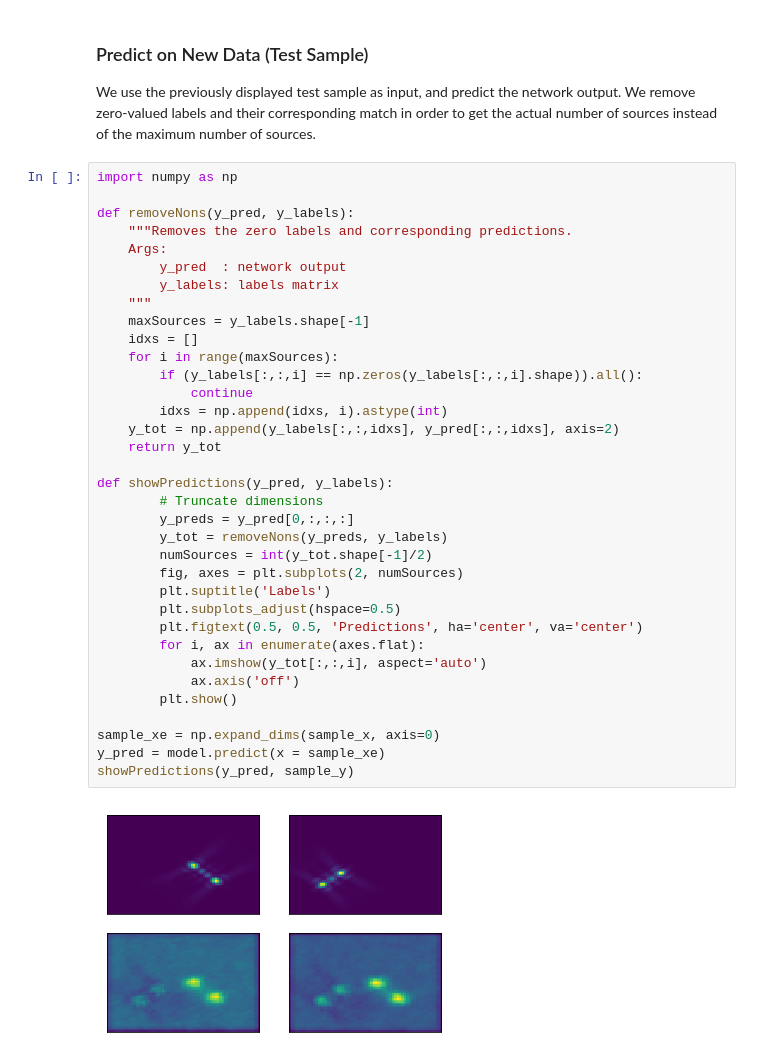
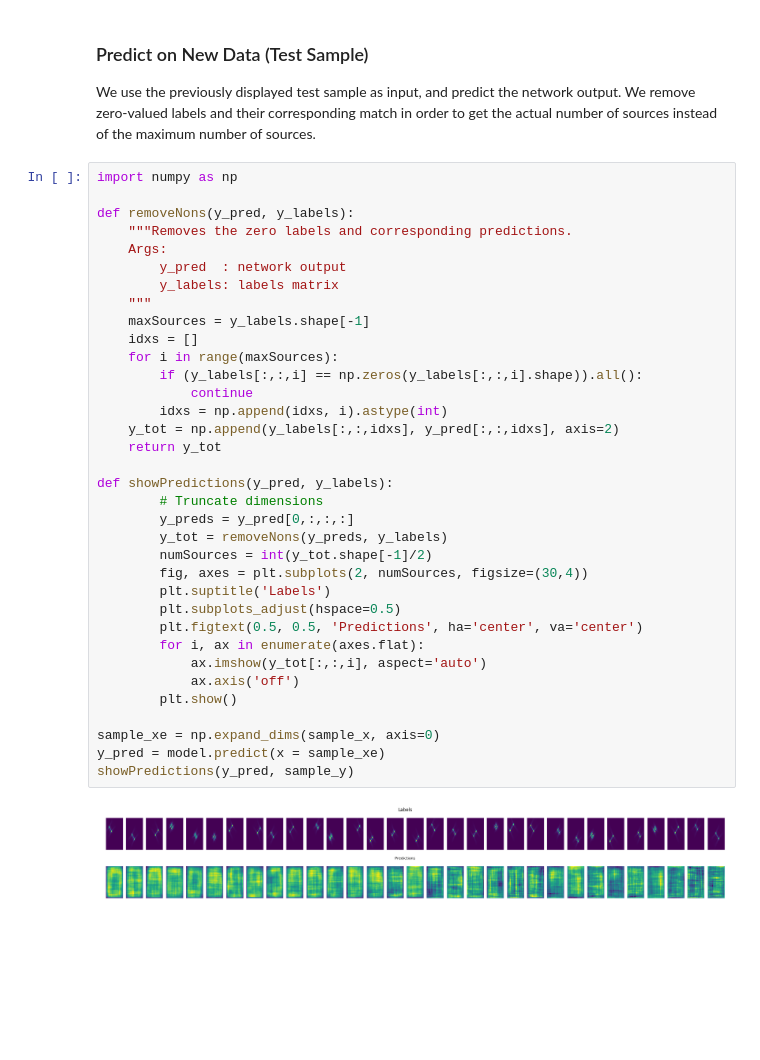
Before and after one commit to OrrAvrech/Alex_Orr_Project, a Jupyter notebook: NNflow/VizResults.ipynb, the cells around one changed output. Saved outputs shown, nothing was run; the diff lists cells and outputs as text; blank space fills up the shorter version.

```diff
--- a/NNflow/VizResults.ipynb
+++ b/NNflow/VizResults.ipynb
@@ -86,32 +88,32 @@ def removeNons(y_pred, y_labels):
     Args:
         y_pred  : network output
         y_labels: labels matrix
     """
     maxSources = y_labels.shape[-1]
     idxs = []
     for i in range(maxSources):
         if (y_labels[:,:,i] == np.zeros(y_labels[:,:,i].shape)).all():
             continue
         idxs = np.append(idxs, i).astype(int)
     y_tot = np.append(y_labels[:,:,idxs], y_pred[:,:,idxs], axis=2)
     return y_tot
 
 def showPredictions(y_pred, y_labels):
         # Truncate dimensions
         y_preds = y_pred[0,:,:,:]
         y_tot = removeNons(y_preds, y_labels)
         numSources = int(y_tot.shape[-1]/2)
-        fig, axes = plt.subplots(2, numSources)
+        fig, axes = plt.subplots(2, numSources, figsize=(30,4))
         plt.suptitle('Labels')
         plt.subplots_adjust(hspace=0.5)
         plt.figtext(0.5, 0.5, 'Predictions', ha='center', va='center')
         for i, ax in enumerate(axes.flat):
             ax.imshow(y_tot[:,:,i], aspect='auto')
             ax.axis('off')
         plt.show()
 
 sample_xe = np.expand_dims(sample_x, axis=0)
 y_pred = model.predict(x = sample_xe)
 showPredictions(y_pred, sample_y)
 # %% [output]
-[figure, old version]
+[figure, new version]
```
Also changed, not shown: parts of 2 cells of this notebook, 8 other files.
